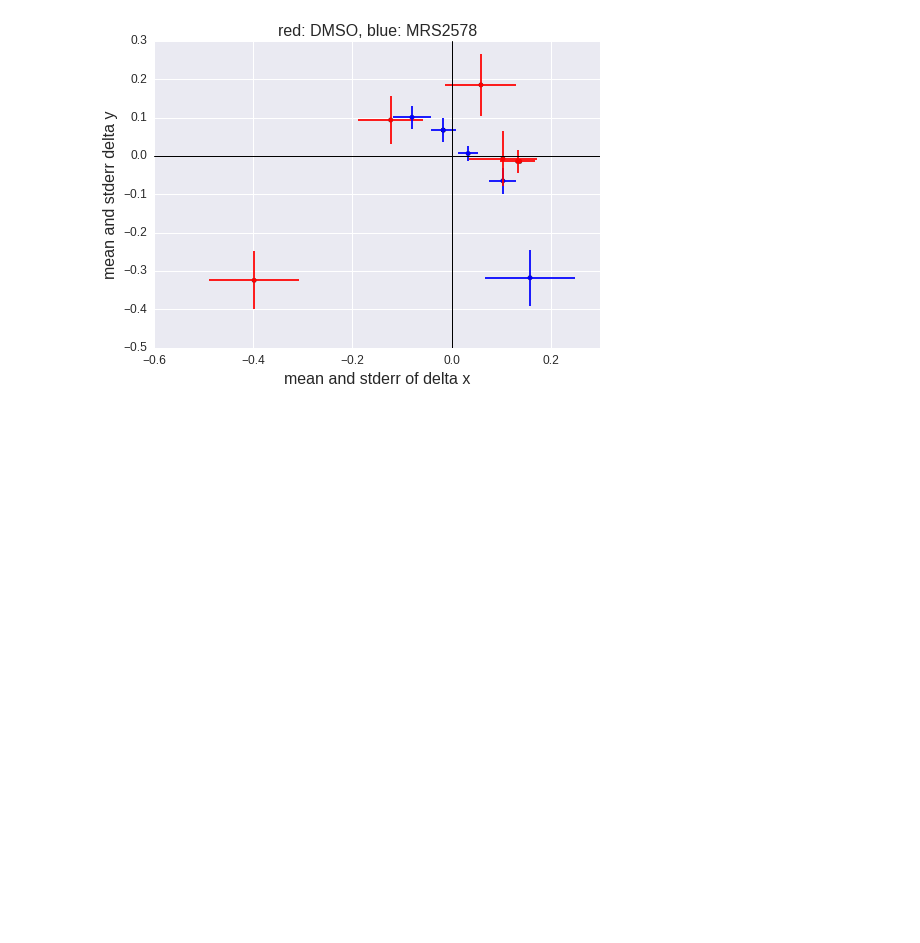
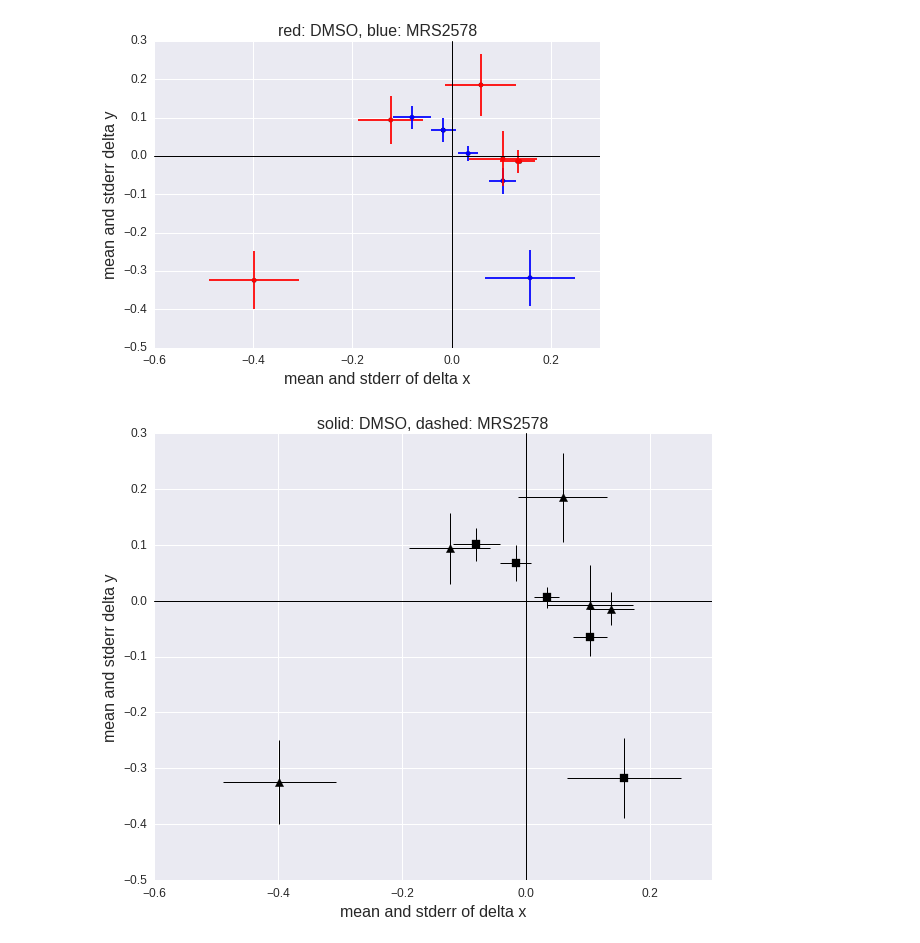
Before and after one commit to quinngroup/JI-2016-MRS2578, a Jupyter notebook: calculate_motion_cells.py.ipynb, the cells around one changed output. Cells and saved outputs as stored; diff of their text form; code cells hidden in the pictures; blank space fills up the shorter version.

Commit message:
add black and white plot

```diff
--- a/calculate_motion_cells.py.ipynb
+++ b/calculate_motion_cells.py.ipynb
@@ -260,3 +261,45 @@ for i in range(len(xmeans)):
 plt.show()
 # %% [output]
 [figure]
+# %%
+from imp import reload
+import seaborn
+reload(seaborn)
+markers = ["^", "."] * 6
+
+xmeans = [np.mean(x) for x in xs]
+ymeans = [np.mean(y) for y in ys]
+x_std_ers = [np.std(x) / np.sqrt(len(xs)) for x in xs]
+y_std_ers = [np.std(y) / np.sqrt(len(ys)) for y in ys]
+
+f, ax = plt.subplots(figsize=(10, 8))
+DMSO_xmeans = [xmeans[i] for i in [0, 4, 6, 8, 10]]
+DMSO_ymeans = [ymeans[i] for i in [0, 4, 6, 8, 10]]
+MRS2578_xmeans = [xmeans[i] for i in [1, 5, 7, 9, 11]]
+MRS2578_ymeans = [ymeans[i] for i in [1, 5, 7, 9, 11]]
+
+ax.scatter(DMSO_xmeans,DMSO_ymeans, c="black", marker="^", s=70)
+ax.scatter(MRS2578_xmeans,MRS2578_ymeans, c="black", marker="s", s=70)
+
+ax.set_title("solid: DMSO, dashed: MRS2578", size=16)
+ax.set_xlabel('mean and stderr of delta x', fontsize=16)
+ax.set_ylabel('mean and stderr delta y', fontsize=16)
+plt.axhline(0, color='black', linewidth=1)
+plt.axvline(0, color='black', linewidth=1)
+ax.tick_params(axis='both', which='major', labelsize=12)
+
+for i in range(len(xmeans)):
+    # remove duplicates
+    if i in [2, 3]:
+        continue
+
+    eb1=plt.errorbar(xmeans[i],ymeans[i],xerr=x_std_ers[i], lw=2, color="black", elinewidth=1)
+#     eb1[-1][0].set_linestyle(linestyle[i])
+
+    eb2=plt.errorbar(xmeans[i],ymeans[i],yerr=y_std_ers[i], lw=2, color="black", elinewidth=1)
+#     eb2[-1][0].set_linestyle(linestyle[i])
+
+plt.show()
+f.savefig("histograms/combined_black_and_white.png")
+# %% [output]
+[figure, added]
```
Also changed, not shown: parts of 2 cells of this notebook, 1 other file.
